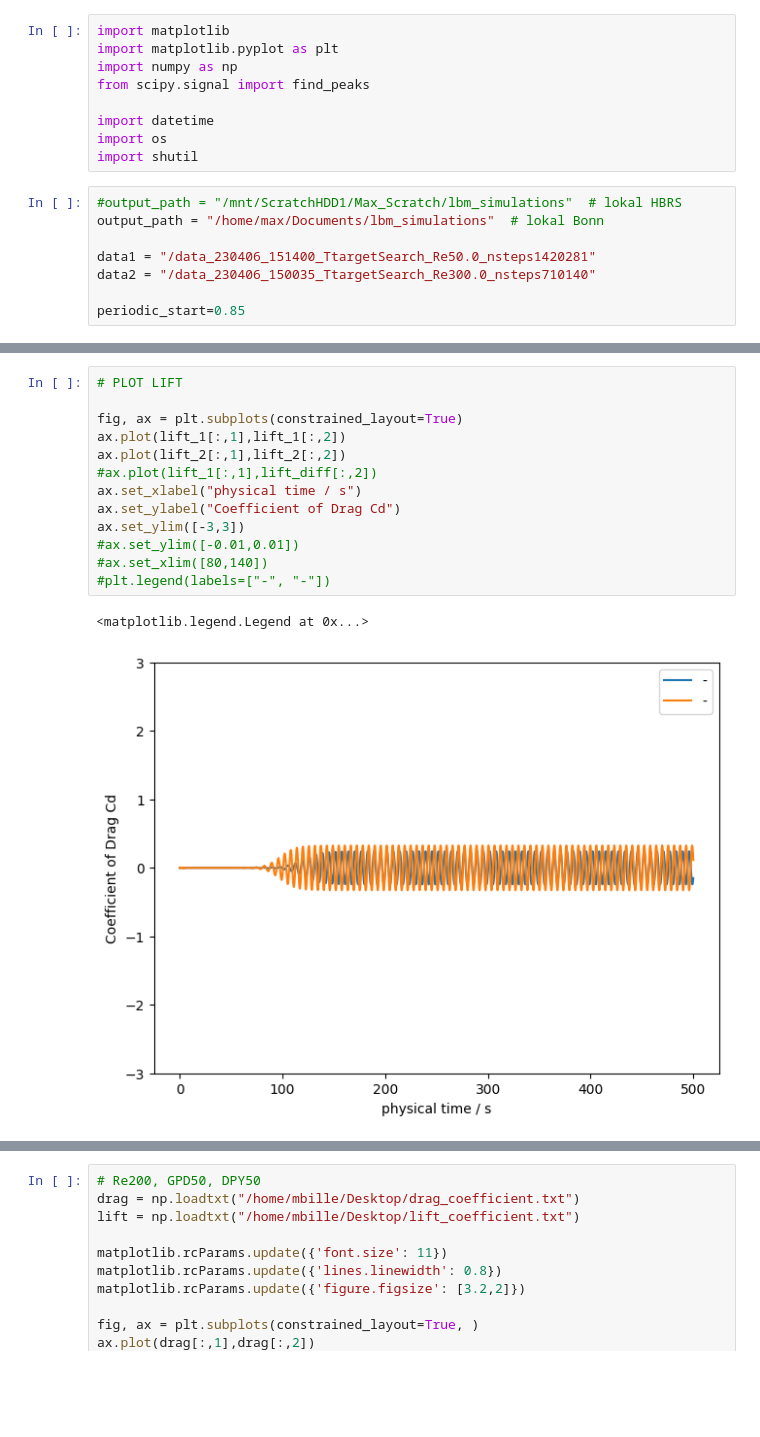
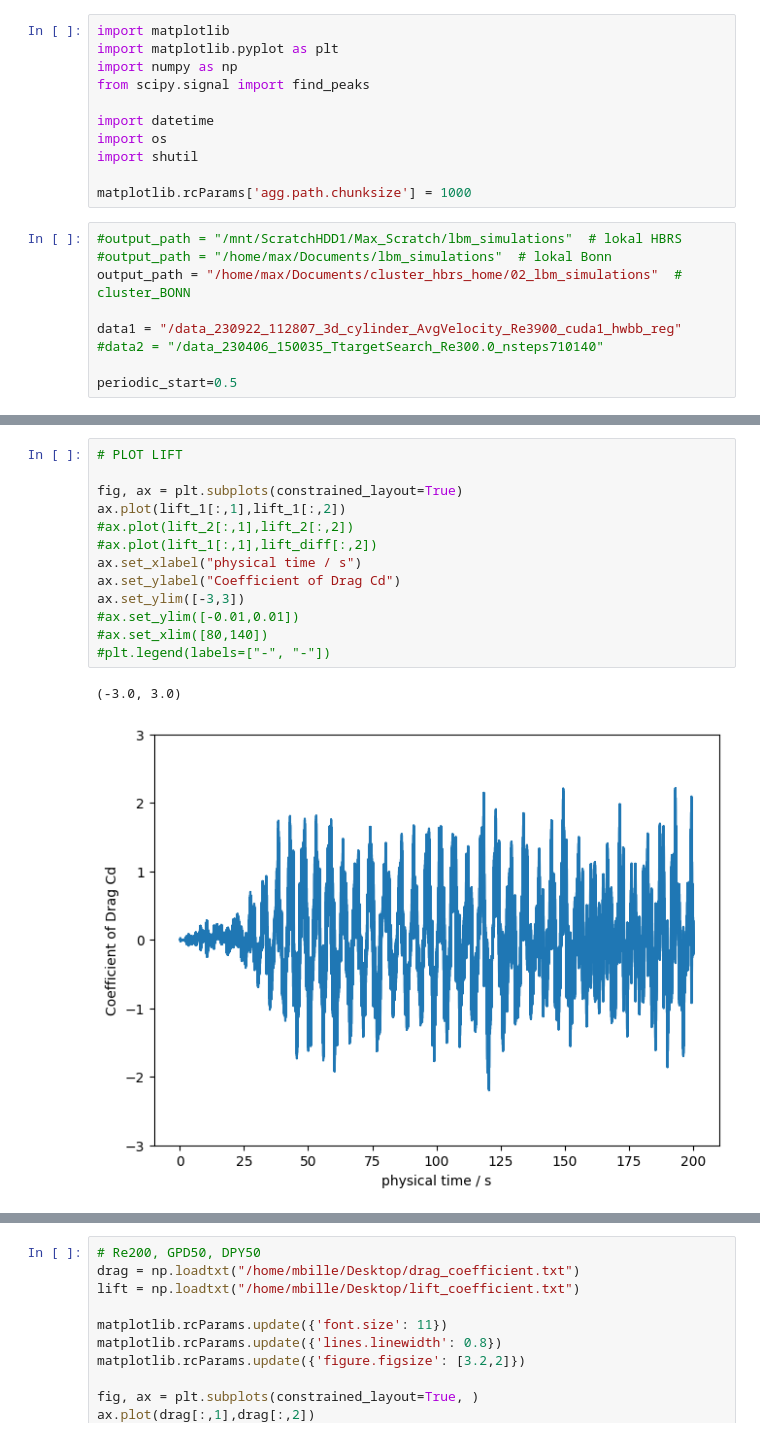
Before and after one commit to MaxBille/lettuce, a Jupyter notebook: myTest/analysis.ipynb, the cells around one changed output, grey strips where cells are left out. Saved outputs shown, nothing was run; the diff lists cells and outputs as text; blank space fills up the shorter version.

```diff
--- a/myTest/analysis.ipynb
+++ b/myTest/analysis.ipynb
@@ -7,13 +7,16 @@ from scipy.signal import find_peaks
 import datetime
 import os
 import shutil
+
+matplotlib.rcParams['agg.path.chunksize'] = 1000
 # %%
 #output_path = "/mnt/ScratchHDD1/Max_Scratch/lbm_simulations"  # lokal HBRS
-output_path = "/home/max/Documents/lbm_simulations"  # lokal Bonn
+#output_path = "/home/max/Documents/lbm_simulations"  # lokal Bonn
+output_path = "/home/max/Documents/cluster_hbrs_home/02_lbm_simulations"  # cluster_BONN
 
-data1 = "/data_230406_151400_TtargetSearch_Re50.0_nsteps1420281"
-data2 = "/data_230406_150035_TtargetSearch_Re300.0_nsteps710140"
+data1 = "/data_230922_112807_3d_cylinder_AvgVelocity_Re3900_cuda1_hwbb_reg"
+#data2 = "/data_230406_150035_TtargetSearch_Re300.0_nsteps710140"
 
-periodic_start=0.85
+periodic_start=0.5
 # %%
 drag_1 = np.loadtxt(str(output_path+data1+"/drag_coefficient.txt"))
@@ -106,16 +103,16 @@ max 0.32680644553526883
 # %%
 # PLOT LIFT
 
 fig, ax = plt.subplots(constrained_layout=True)
 ax.plot(lift_1[:,1],lift_1[:,2])
-ax.plot(lift_2[:,1],lift_2[:,2])
+#ax.plot(lift_2[:,1],lift_2[:,2])
 #ax.plot(lift_1[:,1],lift_diff[:,2])
 ax.set_xlabel("physical time / s")
 ax.set_ylabel("Coefficient of Drag Cd")
 ax.set_ylim([-3,3])
 #ax.set_ylim([-0.01,0.01])
 #ax.set_xlim([80,140])
 #plt.legend(labels=["-", "-"])
 # %% [output]
-<matplotlib.legend.Legend at 0x...>
+(-3.0, 3.0)
-[figure, old version]
+[figure, new version]
```
Also changed, not shown: parts of 6 cells of this notebook, 1 other file.
